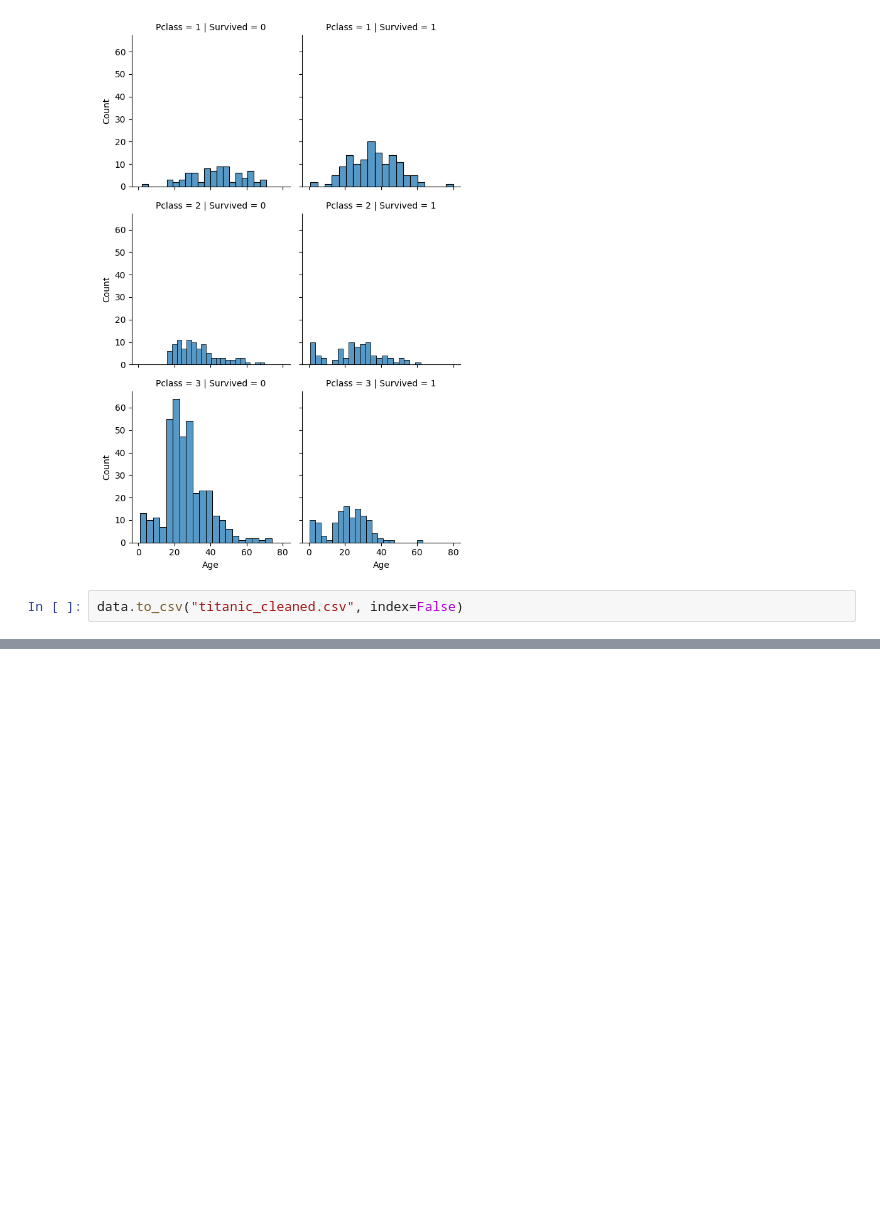
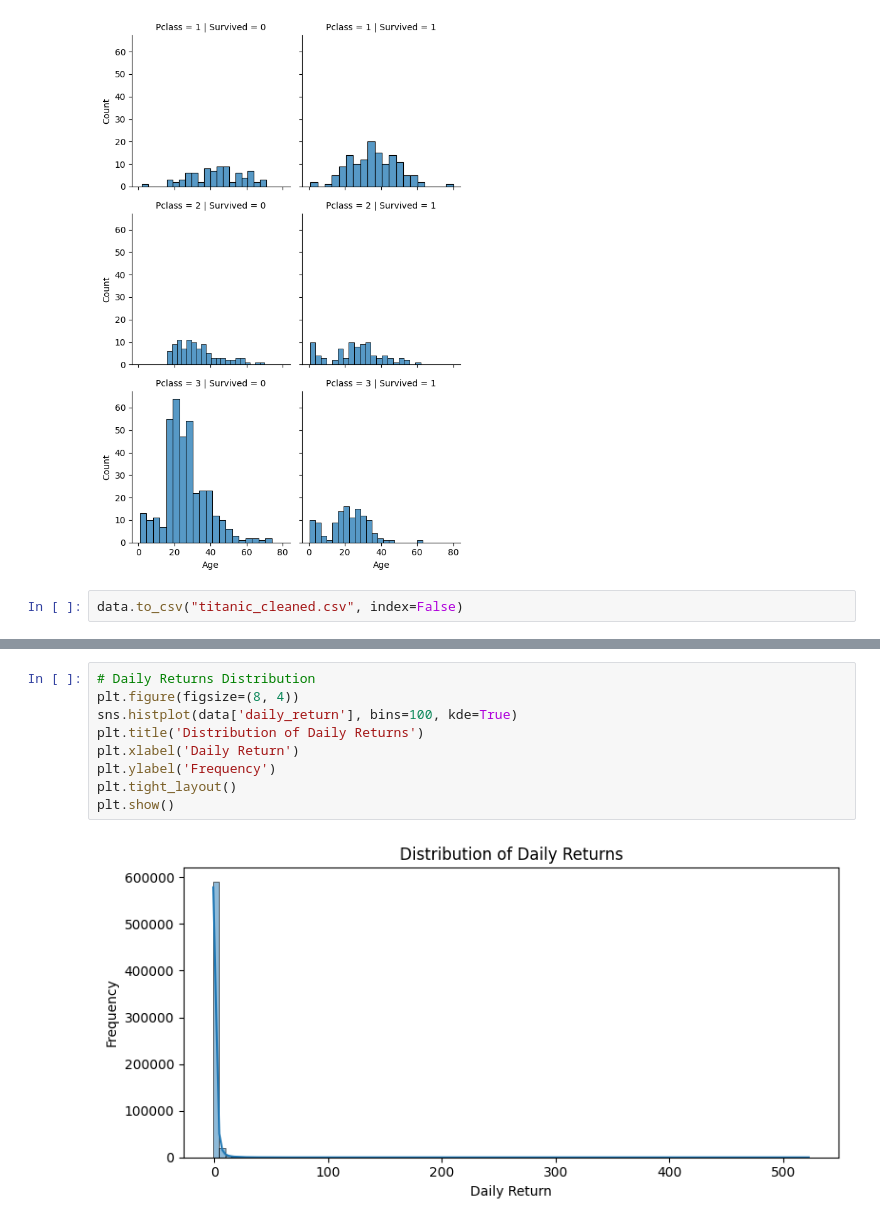
Before and after one commit to deepavarshini09/SoftNexisTechnology_Tasks, a Jupyter notebook: task2_snt.ipynb, the cells around one changed output, grey strips where cells are left out. Cells and saved outputs as stored; diff of their text form; blank space fills up the shorter version.

```diff
--- a/task2_snt.ipynb
+++ b/task2_snt.ipynb
@@ -203,0 +326,11 @@ data.to_csv("titanic_cleaned.csv", index=False)
+# %%
+# Daily Returns Distribution
+plt.figure(figsize=(8, 4))
+sns.histplot(data['daily_return'], bins=100, kde=True)
+plt.title('Distribution of Daily Returns')
+plt.xlabel('Daily Return')
+plt.ylabel('Frequency')
+plt.tight_layout()
+plt.show()
+# %% [output]
+[figure, added]
```
Also changed, not shown: parts of 19 cells of this notebook.
